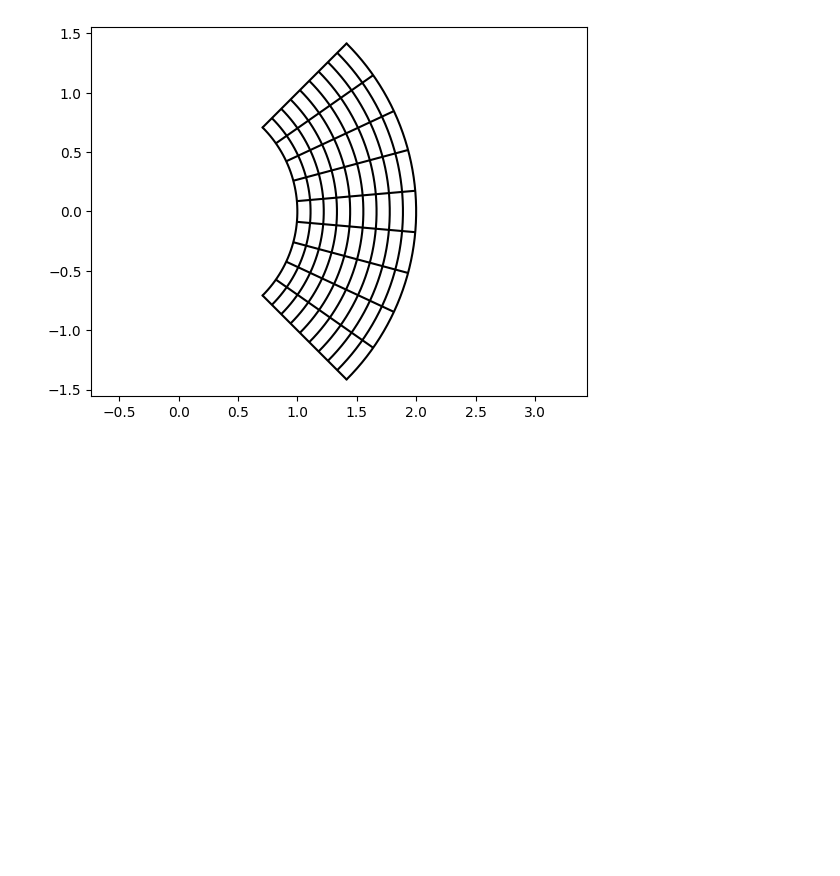
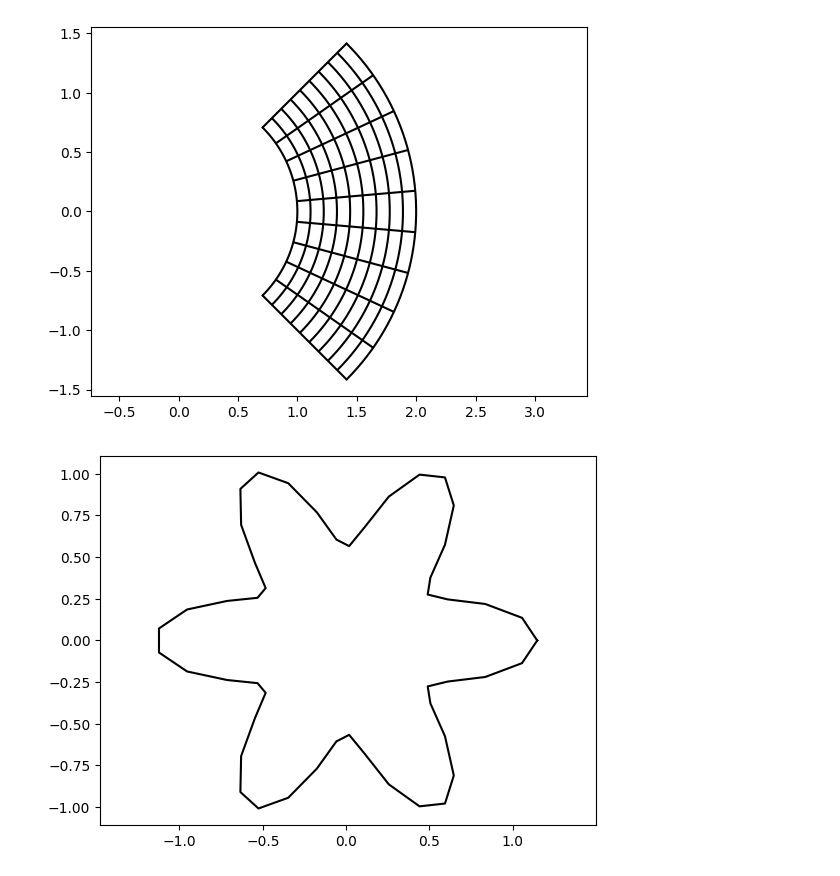
Before and after one commit to kevin866/pyiga, a Jupyter notebook: notebooks/super.ipynb, the cells around one changed output. Saved outputs shown, nothing was run; the diff lists cells and outputs as text; code cells hidden in the pictures; blank space fills up the shorter version.

```diff
--- a/notebooks/super.ipynb
+++ b/notebooks/super.ipynb
@@ -47,3 +87,26 @@ vis.plot_geo(f_func)
 axis('equal');
 # %% [output]
 [figure]
+# %%
+def cal_c(r, a, L0):
+    return np.sqrt(2)*np.sqrt(np.pi*(3+3*r**2+2*r)*a*L0)/(np.pi*(3+3*r**2+2*r))
+def polar_to_cartesian(result, theta):
+    x = result * np.cos(theta)
+    y = result * np.sin(theta)
+    return (x,y)
+def superformula_1(theta):
+    r = 0.4
+    d = 0.8
+    n = 6
+    a = 0.1
+    L0 = 25
+    c = cal_c(r,a,L0)
+    res = c*((1+r)-d*(-1)**((n+2)/2)*(r-1)*np.cos(n*theta))
+    return polar_to_cartesian(res,theta)
+# theta_values = np.linspace(0, 2 * np.pi, 100)
+# result = superformula_1(theta_values)
+f_func = geometry.UserFunction(superformula_1, [[0,2*np.pi]])
+vis.plot_geo(f_func)
+axis('equal');
+# %% [output]
+[figure, added]
```
Also changed, not shown: parts of 4 cells of this notebook.
